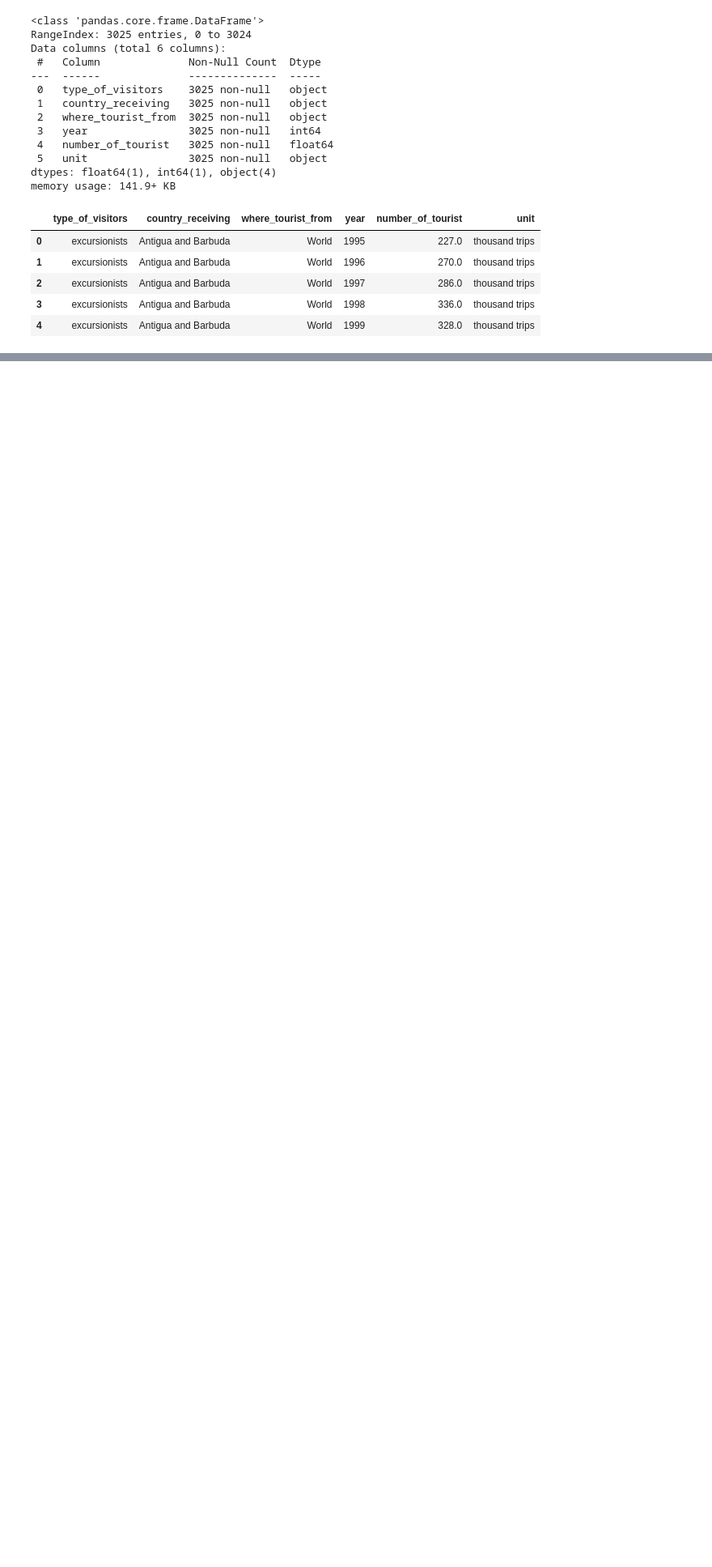
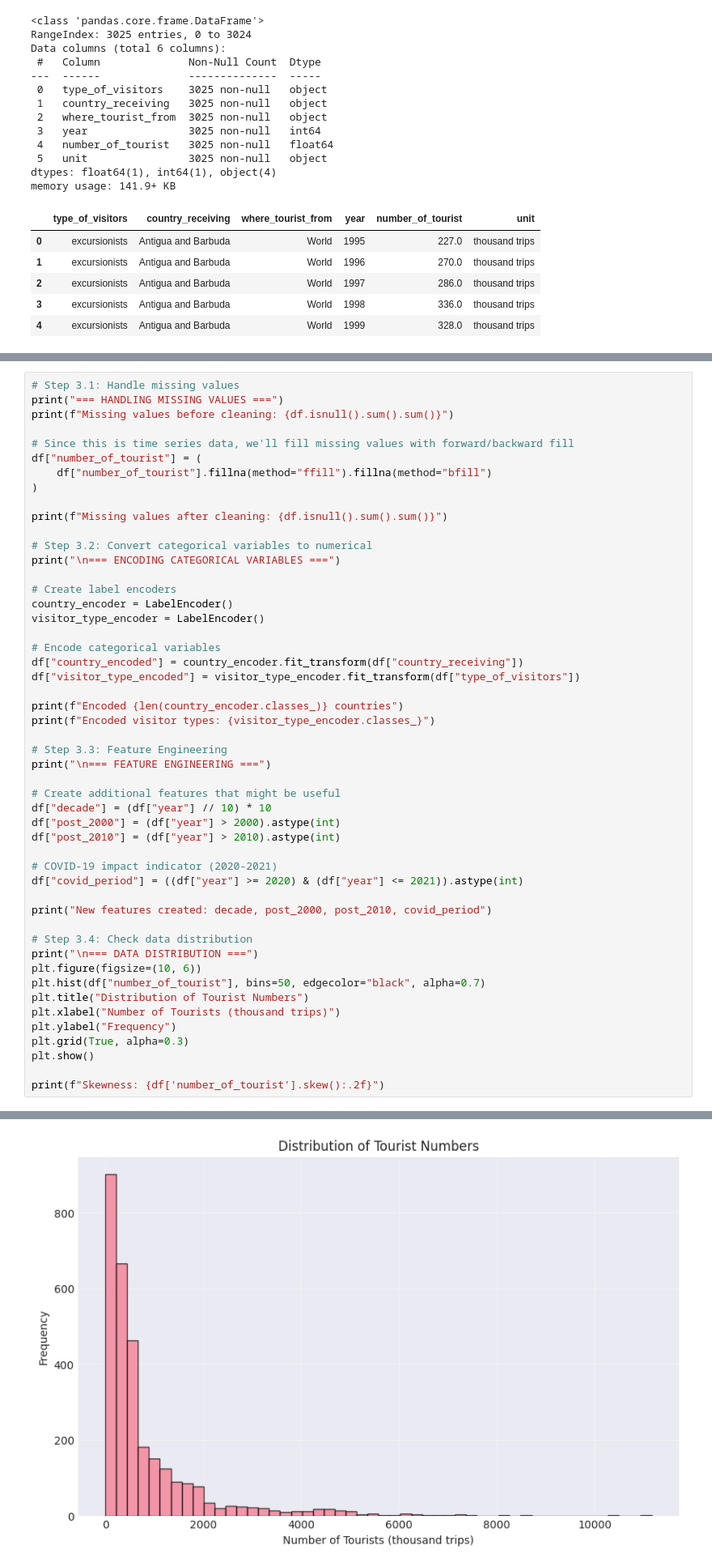
Before and after one commit to MIT-Emerging-Talent/ELO2_LAPERLE_HT, a Jupyter notebook: 4_data_analysis/MLProject.ipynb, the cells around one changed output, grey strips where cells are left out. Shown at 81% size. Saved outputs shown, nothing was run; the diff lists cells and outputs as text; blank space fills up the shorter version.

Commit message:
Data Preprocessing

```diff
--- a/4_data_analysis/MLProject.ipynb
+++ b/4_data_analysis/MLProject.ipynb
@@ -146,0 +115,51 @@ Years range: 1995 to 2024
+# %%
+# Step 3.1: Handle missing values
+print("=== HANDLING MISSING VALUES ===")
+print(f"Missing values before cleaning: {df.isnull().sum().sum()}")
+
+# Since this is time series data, we'll fill missing values with forward/backward fill
+df["number_of_tourist"] = (
+    df["number_of_tourist"].fillna(method="ffill").fillna(method="bfill")
+)
+
+print(f"Missing values after cleaning: {df.isnull().sum().sum()}")
+
+# Step 3.2: Convert categorical variables to numerical
+print("\n=== ENCODING CATEGORICAL VARIABLES ===")
+
+# Create label encoders
+country_encoder = LabelEncoder()
+visitor_type_encoder = LabelEncoder()
+
+# Encode categorical variables
+df["country_encoded"] = country_encoder.fit_transform(df["country_receiving"])
+df["visitor_type_encoded"] = visitor_type_encoder.fit_transform(df["type_of_visitors"])
+
+print(f"Encoded {len(country_encoder.classes_)} countries")
+print(f"Encoded visitor types: {visitor_type_encoder.classes_}")
+
+# Step 3.3: Feature Engineering
+print("\n=== FEATURE ENGINEERING ===")
+
+# Create additional features that might be useful
+df["decade"] = (df["year"] // 10) * 10
+df["post_2000"] = (df["year"] > 2000).astype(int)
+df["post_2010"] = (df["year"] > 2010).astype(int)
+
+# COVID-19 impact indicator (2020-2021)
+df["covid_period"] = ((df["year"] >= 2020) & (df["year"] <= 2021)).astype(int)
+
+print("New features created: decade, post_2000, post_2010, covid_period")
+
+# Step 3.4: Check data distribution
+print("\n=== DATA DISTRIBUTION ===")
+plt.figure(figsize=(10, 6))
+plt.hist(df["number_of_tourist"], bins=50, edgecolor="black", alpha=0.7)
+plt.title("Distribution of Tourist Numbers")
+plt.xlabel("Number of Tourists (thousand trips)")
+plt.ylabel("Frequency")
+plt.grid(True, alpha=0.3)
+plt.show()
+
+print(f"Skewness: {df['number_of_tourist'].skew():.2f}")
+# %% [output]
@@ -146,0 +178 @@ Years range: 1995 to 2024
+[figure, added]
```
Also changed, not shown: parts of 4 cells of this notebook.
